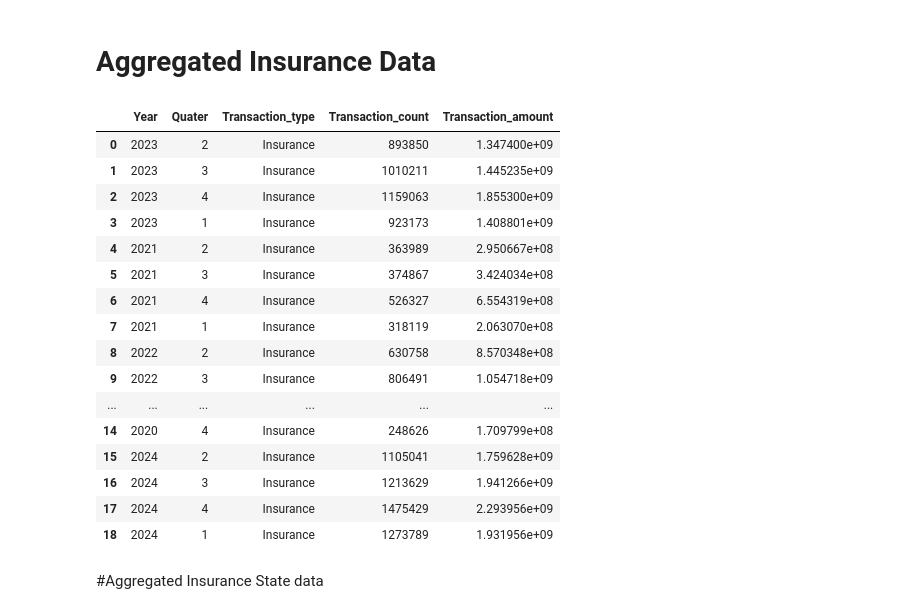
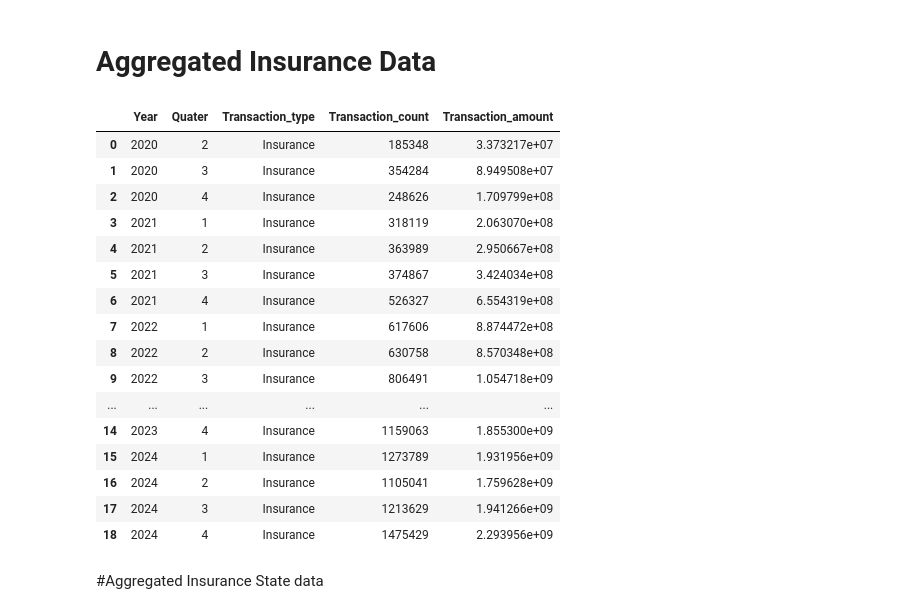
Before and after one commit to srijith0214/Phone_Pe-Srijith_, a Jupyter notebook: PhonePayDF.ipynb, the cells around one changed output. Cells and saved outputs as stored; diff of their text form; code cells hidden in the pictures.

```diff
--- a/PhonePayDF.ipynb
+++ b/PhonePayDF.ipynb
@@ -13,7 +6,7 @@ Updating files: 100% (9029/9029), done.
 # Aggregated Transaction data India
 # %%
 import os
-path="/content/pulse/data/aggregated/transaction/country/india/"
+path="D:/PhonePay/pulse/data/aggregated/transaction/country/india/"
 Agg_India_list=os.listdir(path)
 Agg_India_list.remove('state')
 Agg_India_list
@@ -74,7 +67,7 @@ Agg_Ind = pd.DataFrame(cli)
 # import pandas as pd
 
 # Define the path to the transaction data by state
-path = "/content/pulse/data/aggregated/transaction/country/india/state/"
+path = "D:/PhonePay/pulse/data/aggregated/transaction/country/india/state/"
 
 # Get the list of states available in the dataset
 Agg_state_list = os.listdir(path)
@@ -146,7 +139,7 @@ import os
 import json
 import pandas as pd
 
-path = "/content/pulse/data/aggregated/user/country/india/state/"
+path = "D:/PhonePay/pulse/data/aggregated/user/country/india/state/"
 Agg_user_list = os.listdir(path)
 
 Agg_user_state = {
@@ -213,7 +206,7 @@ Users_by_Devices = pd.DataFrame(Users_by_devices)
 # Aggregated User India
 # %%
 # Define the path to the aggregated user data for India
-path = "/content/pulse/data/aggregated/user/country/india/"
+path = "D:/PhonePay/pulse/data/aggregated/user/country/india/"
 
 # List all items in the directory and remove 'state' as it's not needed
 Agg_India_user = os.listdir(path)
@@ -284,7 +277,7 @@ Users_by_devices_ind = pd.DataFrame(Users_by_devices)
 # %% [markdown]
 # Aggregated Insurance Data
 # %%
-path="/content/pulse/data/aggregated/insurance/country/india/"
+path="D:/PhonePay/pulse/data/aggregated/insurance/country/india/"
 Agg_India_list=os.listdir(path)
 Agg_India_list.remove('state')
 Agg_India_list
@@ -303,49 +296,49 @@ Agg_yr = Agg_India_list  # Make sure Agg_India_list is defined earlier
 for i in Agg_India_list:
     p_i = path + i + "/"  # Path to the year folder
     Agg_qtr = os.listdir(p_i)  # List of quarter JSON files
 
     # Loop through each quarter JSON file
     for j in Agg_qtr:
         path_j = p_i + j  # Full path to the JSON file
 
         # Open and load the JSON data
         with open(path_j, 'r') as Data:
             D = json.load(Data)
 
             # Extract transaction data
             for z in D['data']['transactionData']:
                 Name = z['name']
                 count = z['paymentInstruments'][0]['count']
                 amount = z['paymentInstruments'][0]['amount']
 
                 # Append extracted data to the dictionary
                 Agg_Ind_Ins['Transaction_type'].append(Name)
                 Agg_Ind_Ins['Transaction_count'].append(count)
                 Agg_Ind_Ins['Transaction_amount'].append(amount)
                 Agg_Ind_Ins['Year'].append(i)
                 Agg_Ind_Ins['Quater'].append(int(j.strip('.json')))
 
 # Convert the dictionary to a pandas DataFrame
 Agg_Ind_Insurance = pd.DataFrame(Agg_Ind_Ins)
 Agg_Ind_Insurance
 # %% [output]
 |  | Year | Quater | Transaction_type | Transaction_count | Transaction_amount |
-| 0 | 2023 | 2 | Insurance | 893850 | 1.347400e+09 |
-| 1 | 2023 | 3 | Insurance | 1010211 | 1.445235e+09 |
-| 2 | 2023 | 4 | Insurance | 1159063 | 1.855300e+09 |
-| 3 | 2023 | 1 | Insurance | 923173 | 1.408801e+09 |
+| 0 | 2020 | 2 | Insurance | 185348 | 3.373217e+07 |
+| 1 | 2020 | 3 | Insurance | 354284 | 8.949508e+07 |
+| 2 | 2020 | 4 | Insurance | 248626 | 1.709799e+08 |
+| 3 | 2021 | 1 | Insurance | 318119 | 2.063070e+08 |
 | 4 | 2021 | 2 | Insurance | 363989 | 2.950667e+08 |
 | 5 | 2021 | 3 | Insurance | 374867 | 3.424034e+08 |
 | 6 | 2021 | 4 | Insurance | 526327 | 6.554319e+08 |
-| 7 | 2021 | 1 | Insurance | 318119 | 2.063070e+08 |
+| 7 | 2022 | 1 | Insurance | 617606 | 8.874472e+08 |
 | 8 | 2022 | 2 | Insurance | 630758 | 8.570348e+08 |
 | 9 | 2022 | 3 | Insurance | 806491 | 1.054718e+09 |
 | ... | ... | ... | ... | ... | ... |
-| 14 | 2020 | 4 | Insurance | 248626 | 1.709799e+08 |
-| 15 | 2024 | 2 | Insurance | 1105041 | 1.759628e+09 |
-| 16 | 2024 | 3 | Insurance | 1213629 | 1.941266e+09 |
-| 17 | 2024 | 4 | Insurance | 1475429 | 2.293956e+09 |
-| 18 | 2024 | 1 | Insurance | 1273789 | 1.931956e+09 |
+| 14 | 2023 | 4 | Insurance | 1159063 | 1.855300e+09 |
+| 15 | 2024 | 1 | Insurance | 1273789 | 1.931956e+09 |
+| 16 | 2024 | 2 | Insurance | 1105041 | 1.759628e+09 |
+| 17 | 2024 | 3 | Insurance | 1213629 | 1.941266e+09 |
+| 18 | 2024 | 4 | Insurance | 1475429 | 2.293956e+09 |
 # %% [markdown]
 #Aggregated Insurance State data
 # %%
```
Also changed, not shown: parts of 27 cells of this notebook, 7 other files.
